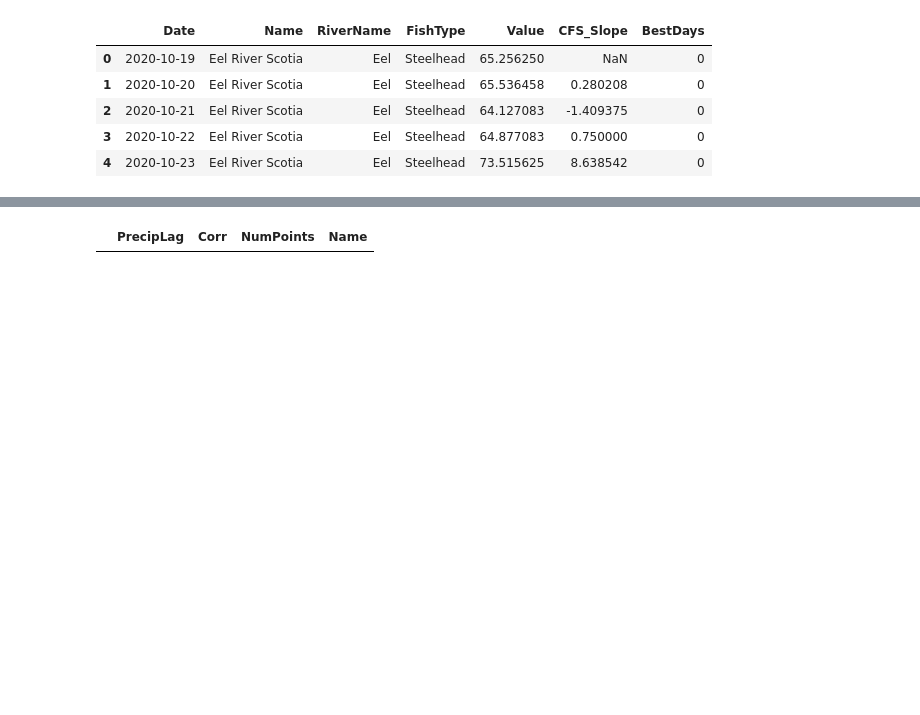
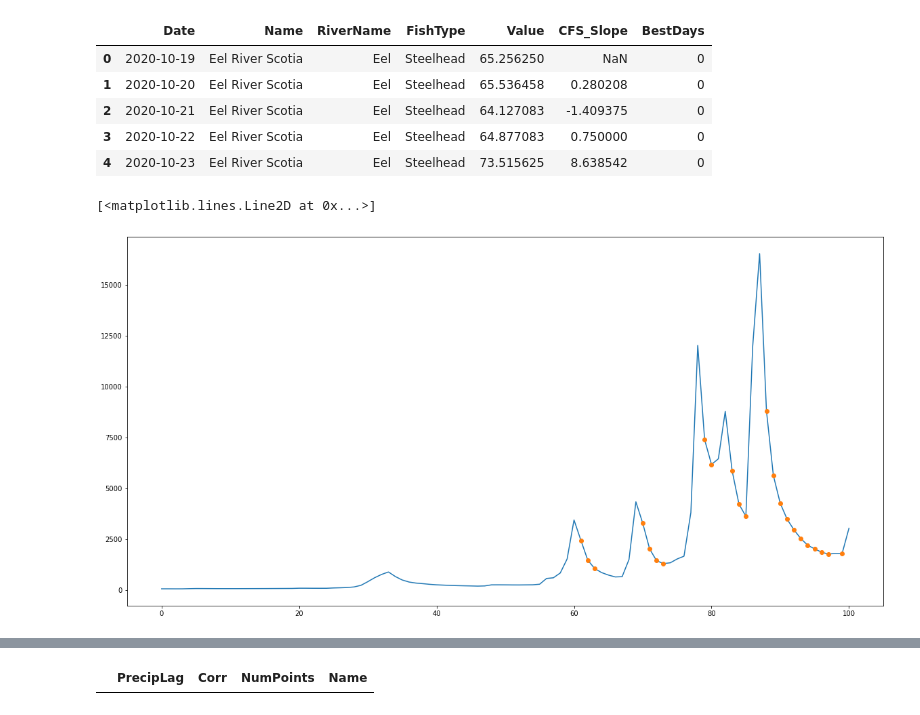
Before and after one commit to Pippeys/River_Data, a Jupyter notebook: Model/Water_DS.ipynb, the cells around one changed output, grey strips where cells are left out. Drawn from its saved outputs; the diff is of its cells as text; code cells hidden in the pictures; blank space fills up the shorter version.

```diff
--- a/Model/Water_DS.ipynb
+++ b/Model/Water_DS.ipynb
@@ -83,12 +83,19 @@ eel.head()
 | 3 | 2020-10-22 | Eel River Scotia | Eel | Steelhead | 64.877083 | 0.750000 | 0 |
 | 4 | 2020-10-23 | Eel River Scotia | Eel | Steelhead | 73.515625 | 8.638542 | 0 |
 # %%
-dates = eel.loc[eel.BestDays==1].Date.values
-BestDayValues = eel.Value.loc[eel.BestDays==1].values
+# dates = eel.loc[eel.BestDays==1].Date.values
+# BestDayValues = eel.Value.loc[eel.BestDays==1].values
 
-fig = px.line(eel, x="Date", y="Value", title='Eel River (Scotia) - Daily CFS')
-fig.add_scatter(x=dates,y=BestDayValues,mode='markers',name='Good fishing days')
-fig.show()
+# fig = px.line(eel, x="Date", y="Value", title='Eel River (Scotia) - Daily CFS')
+# fig.add_scatter(x=dates,y=BestDayValues,mode='markers',name='Good fishing days')
+# fig.show()
+
+plt.figure(figsize=(20,10))
+eel.Value.plot()
+plt.plot(eel.Value.loc[eel.BestDays==1],'o')
+# %% [output]
+[<matplotlib.lines.Line2D at 0x...>]
+[figure, added]
 # %%
 # Replicate for all rivers
 Rivers = []
```
Also changed, not shown: parts of 9 cells of this notebook, 5 other files.
